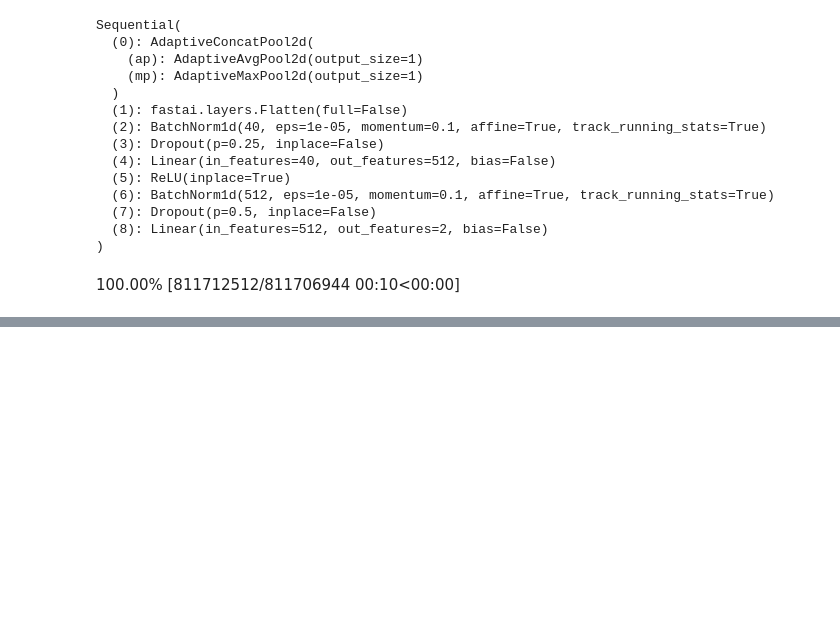
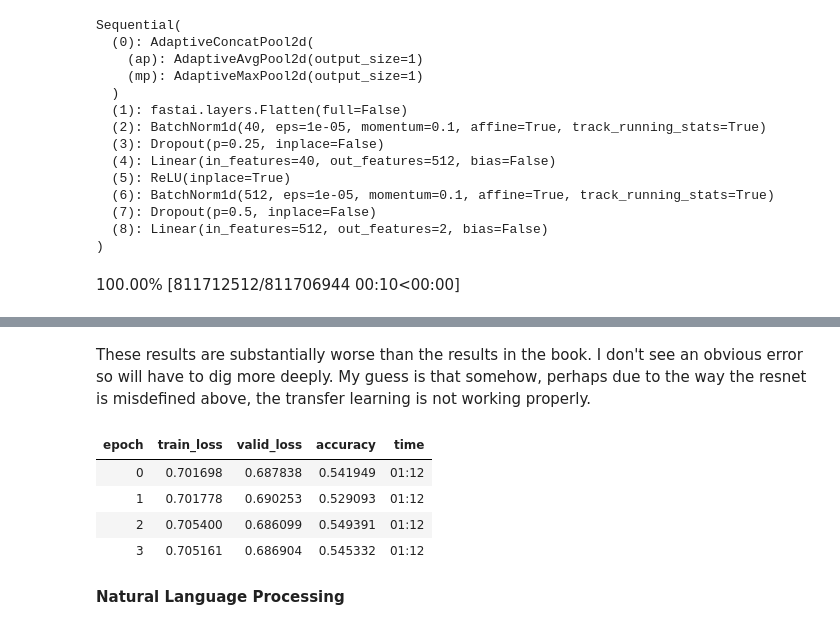
Before and after one commit to flyinacres/fastai-coursework, a Jupyter notebook: fast-15.ipynb, the cells around one changed output, grey strips where cells are left out. Saved outputs shown, nothing was run; the diff lists cells and outputs as text; code cells hidden in the pictures; blank space fills up the shorter version.

```diff
--- a/fast-15.ipynb
+++ b/fast-15.ipynb
@@ -163,0 +177,13 @@ def siamese_splitter(model):
+# %% [markdown]
+These results are substantially worse than the results in the book.  I don't see an obvious error so will have to dig more deeply.  My guess is that somehow, perhaps due to the way the resnet is misdefined above, the transfer learning is not working properly.
+# %%
+learn.unfreeze()
+learn.fit_one_cycle(4, slice(1e-6,1e-4))
+# %% [output]
+| epoch | train_loss | valid_loss | accuracy | time |
+| 0 | 0.701698 | 0.687838 | 0.541949 | 01:12 |
+| 1 | 0.701778 | 0.690253 | 0.529093 | 01:12 |
+| 2 | 0.705400 | 0.686099 | 0.549391 | 01:12 |
+| 3 | 0.705161 | 0.686904 | 0.545332 | 01:12 |
+# %% [markdown]
+**Natural Language Processing**
```
Also changed, not shown: parts of 4 cells of this notebook.
